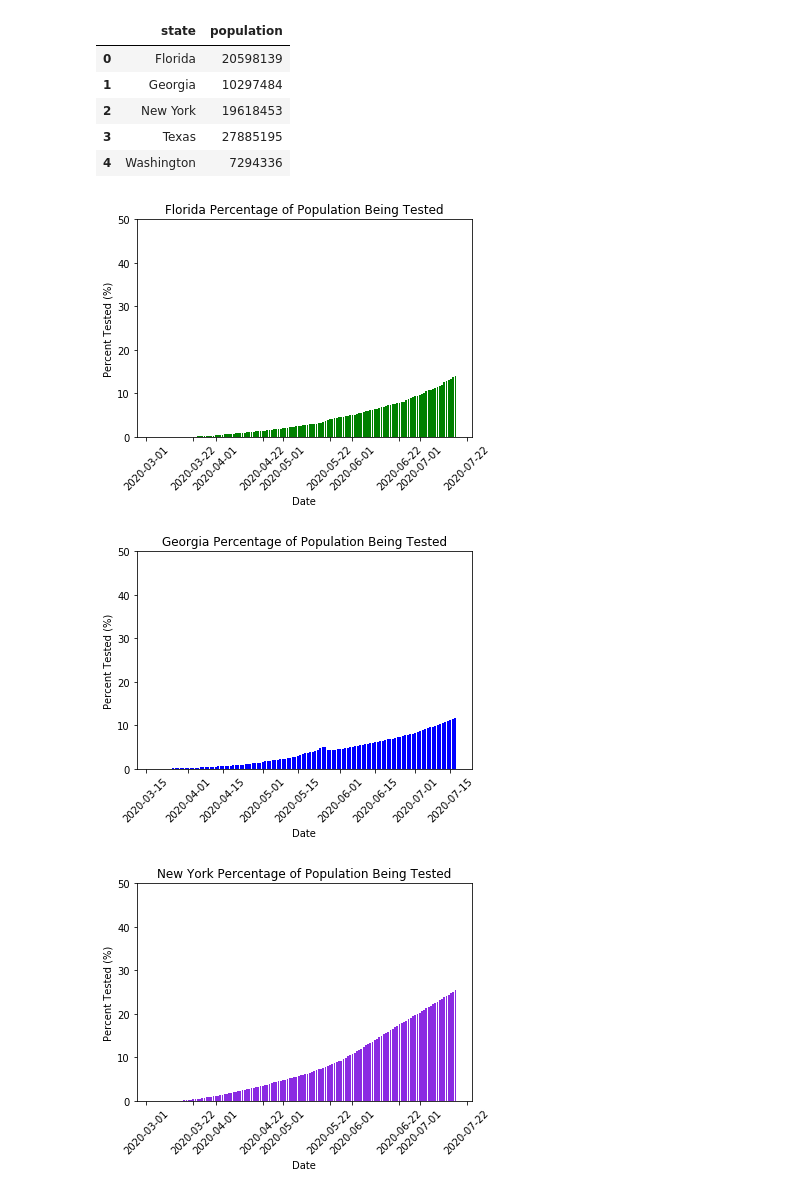
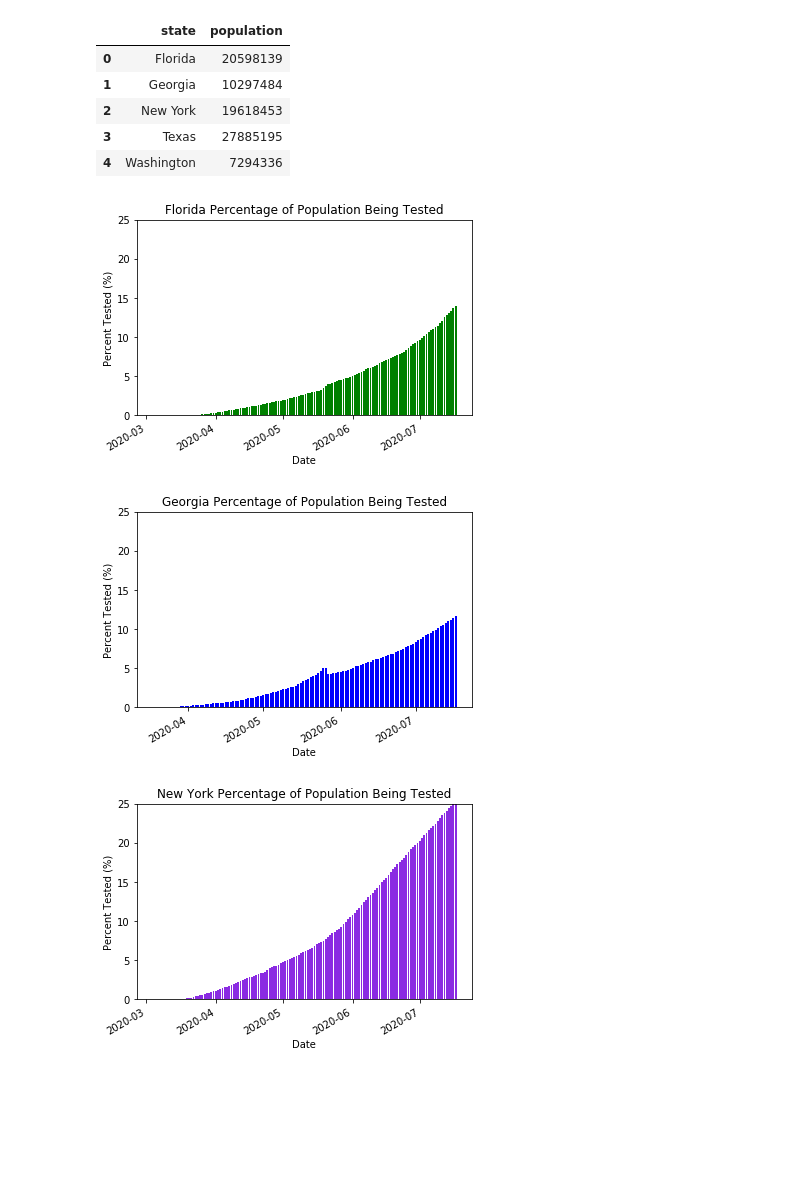
Before and after one commit to Emily-Keymon/Group-Project, a Jupyter notebook: Covid-19 Analysis and Visualizations.ipynb, the cells around one changed output. Saved outputs shown, nothing was run; the diff lists cells and outputs as text; code cells hidden in the pictures; blank space fills up the shorter version.

```diff
--- a/Covid-19 Analysis and Visualizations.ipynb
+++ b/Covid-19 Analysis and Visualizations.ipynb
@@ -179,45 +178,69 @@ state_population
 | 3 | Texas | 27885195 |
 | 4 | Washington | 7294336 |
 # %%
+# Run calculations for bar graph variables
 florida_tested = florida1['positive cases'] + florida1['negative cases']
 florida_population = state_population.iloc[0]['population']
 florida_percentage = (florida_tested / florida_population) * 100
 
+# Set title, axis labels, y-axis limits
 plt.bar(florida1['date'], florida_percentage, color='green')
 plt.xticks(rotation=45)
-plt.ylim(0, 50, 10)
+plt.ylim(0, 25, 5)
 plt.title('Florida Percentage of Population Being Tested')
 plt.xlabel('Date')
 plt.ylabel('Percent Tested (%)')
+
+# Set x-axis ticks to month & year
+locator = mdates.MonthLocator()
+plt.gca().xaxis.set_major_locator(locator)
+plt.gcf().autofmt_xdate()
+
 plt.show()
 # %% [output]
-[figure, old version]
+[figure, new version]
 # %%
+# Run calculations for bar graph variables
 georgia_tested = georgia1['positive cases'] + georgia1['negative cases']
 georgia_population = state_population.iloc[1]['population']
 georgia_percentage = (georgia_tested / georgia_population) * 100
 
+# Set title, axis labels, y-axis limits
 plt.bar(georgia1['date'], georgia_percentage, color='blue')
 plt.xticks(rotation=45)
-plt.ylim(0, 50, 10)
+plt.ylim(0, 25, 5)
 plt.title('Georgia Percentage of Population Being Tested')
 plt.xlabel('Date')
 plt.ylabel('Percent Tested (%)')
+
+# Set x-axis ticks to month & year
+locator = mdates.MonthLocator()
+plt.gca().xaxis.set_major_locator(locator)
+plt.gcf().autofmt_xdate()
+
 plt.show()
 # %% [output]
-[figure, old version]
+[figure, new version]
 # %%
+# Run calculations for bar graph variables
 newyork_tested = newyork1['positive cases'] + newyork1['negative cases']
 newyork_population = state_population.iloc[2]['population']
 newyork_percentage = (newyork_tested / newyork_population) * 100
 
+# Set title, axis labels, y-axis limits
 plt.bar(newyork1['date'], newyork_percentage, color='blueviolet')
 plt.xticks(rotation=45)
-plt.ylim(0, 50, 10)
+plt.ylim(0, 25, 5)
 plt.title('New York Percentage of Population Being Tested')
 plt.xlabel('Date')
 plt.ylabel('Percent Tested (%)')
+
+# Set x-axis ticks to month & year
+locator = mdates.MonthLocator()
+plt.gca().xaxis.set_major_locator(locator)
+plt.gcf().autofmt_xdate()
+
 plt.show()
 # %% [output]
-[figure, old version]
+[figure, new version]
 # %%
```
Also changed, not shown: parts of 4 cells of this notebook, 1 other file.
